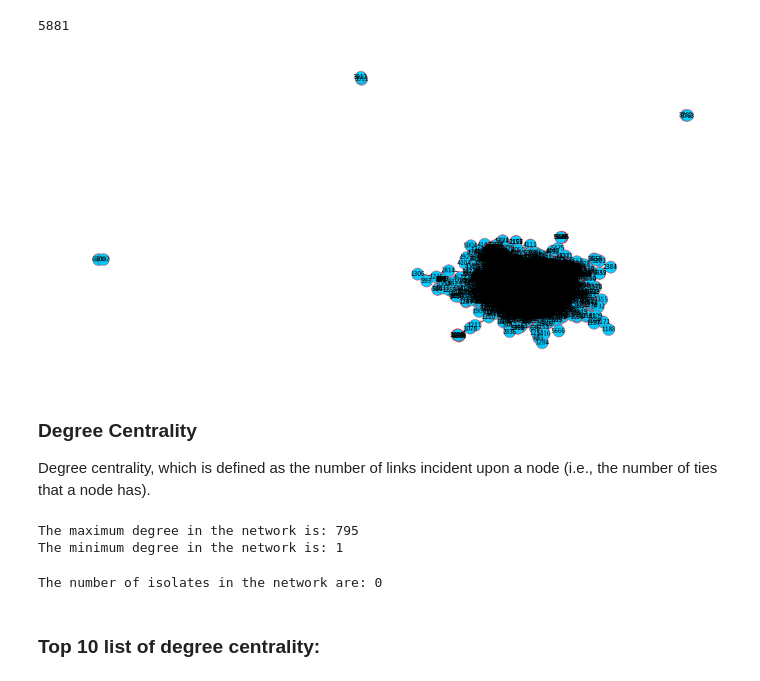
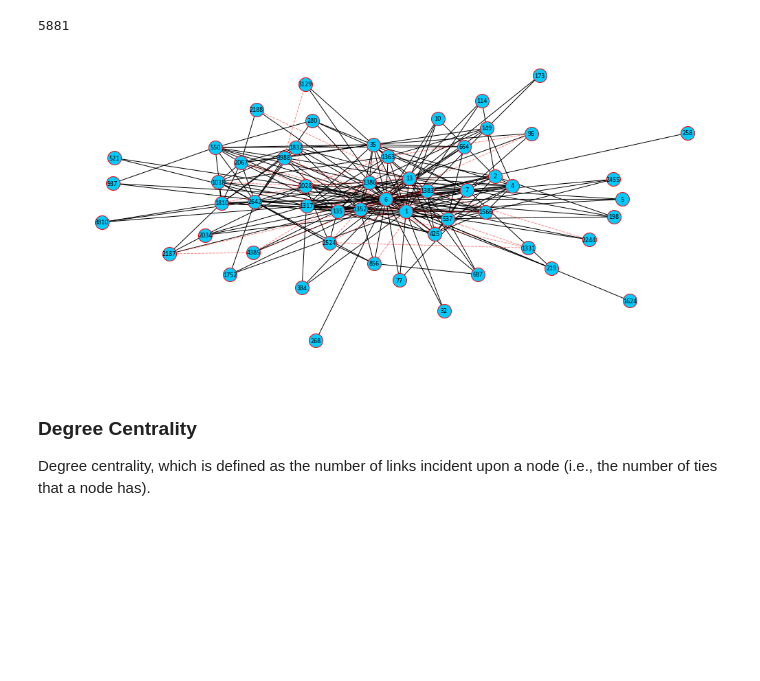
Before and after one commit to asajjad1234/DATA-620, a Jupyter notebook: Project1/Ahmed_Sajjad_DATA620_Project1.ipynb, the cells around one changed output. Drawn from its saved outputs; the diff is of its cells as text; code cells hidden in the pictures; blank space fills up the shorter version.

```diff
--- a/Project1/Ahmed_Sajjad_DATA620_Project1.ipynb
+++ b/Project1/Ahmed_Sajjad_DATA620_Project1.ipynb
@@ -39,10 +41,10 @@ import matplotlib.pyplot as plt
 from tabulate import tabulate
 # %%
 # Reading the data into a pandas data frame
-bitc_df = pd.read_csv('C:\\DOWNLOAD\\00_SAJJAD\\15 - MS_DATA_SCIENCE\\DATA_620\\Week05\\soc-sign-bitcoinotc.csv',
-                      header=None, names=['Source','Target','Weight','Time'])
+bitcoin_df = pd.read_csv('C:\\DOWNLOAD\\00_SAJJAD\\15 - MS_DATA_SCIENCE\\DATA_620\\Week05\\soc-sign-bitcoinotc.csv',
+                      header=None, names=['Source','Target','Rating','Time'])
 
 # Drop the time column because it is not required
-bitc_df = bitc_df.drop(columns = ['Time'])
+bitcoin_df = bitcoin_df.drop(columns = ['Time'])
 # %%
 # Quick look at the data
@@ -78,8 +90,8 @@ bitc_df.describe()
 # %% [markdown]
 ### Analysis:
 # %%
-bitc_net = nx.from_pandas_edgelist(bitc_df, source ='Source', target ='Target', edge_attr = 'Weight')
-bitc_net.number_of_edges()
+bitcoin_network = nx.from_pandas_edgelist(bitcoin_df, source ='Source', target ='Target', edge_attr = 'Rating')
+bitcoin_network.number_of_edges()
 # %% [output]
 21492
 # %%
@@ -87,52 +99,40 @@ bitc_net.number_of_nodes()
 # %% [output]
 5881
 # %%
-epos=[(u,v) for (u,v,d) in bitc_net.edges(data=True) if d['Weight'] >=0]
-eneg=[(u,v) for (u,v,d) in bitc_net.edges(data=True) if d['Weight'] < 0]
-pos=nx.spring_layout(bitc_net)
+# Since drawing the whole network takes a long time, here we'd just create the subgraph for user_6
+user6 = bitcoin_network.subgraph([6, 2,  5,  10,  4,  32,  7,  35,  114,  77,  173,  258,  268,  219,  198,  1,  664,  937,  384,  521,  280,  687,  1386,  537,  1317,  1566,  149,  2034,  2455,  1383,  425,  1810,  2028,  1363,  1018,  1832,  1624,  550,  1331,  2642,  856,  2188,  2187,  1752,3810,3129,2244,135,13, 2067,61318,4385,2524,3988,1352,96])
+epos=[(u,v) for (u,v,d) in user6.edges(data=True) if d['Rating'] >=0]
+eneg=[(u,v) for (u,v,d) in user6.edges(data=True) if d['Rating'] < 0]
+pos=nx.spring_layout(user6)
+#plt.subplot(3,1,1)
+plt.figure(figsize=(17,8))
 
-plt.figure(figsize=(17,8))
-nx.draw_networkx_nodes(bitc_net,
+# nodes
+nx.draw_networkx_nodes(user6,
                        pos,
                        node_color  = '#01CCFF',
                        edgecolors  = '#FF0000',
-                       node_size   = 300,
+                       node_size   = 400,
                        node_shape  = 'o',
                        with_labels = True)
-
 # edges
-nx.draw_networkx_edges(bitc_net, pos, edgelist=epos, width=1)
-nx.draw_networkx_edges(bitc_net,
+nx.draw_networkx_edges(user_6, pos, edgelist=epos, width=1)
+nx.draw_networkx_edges(user_6,
                        pos,
                        edgelist=eneg,
                        width=1,
                        alpha=0.5,
                        edge_color='#FF0000',
                        style='dashed')
 
 # labels
-nx.draw_networkx_labels(bitc_net, pos, font_size=10, font_family='calibri')
+nx.draw_networkx_labels(user_6, pos, font_size=10, font_family='calibri')
 
 plt.axis('off')
 plt.show()
 # %% [output]
-[figure, old version]
+[figure, new version]
 # %% [markdown]
 ### Degree Centrality
 
 Degree centrality, which is defined as the number of links incident upon a node (i.e., the number of ties that a node has).
-# %%
-deg = nx.degree(bitc_net)
-deg_list = list(deg)
-print('The maximum degree in the network is: ' +str(max(deg_list,key=itemgetter(1))[1]))
-print('The minimum degree in the network is: ' +str(min(deg_list,key=itemgetter(1))[1]))
-# %% [output]
-The maximum degree in the network is: 795
-The minimum degree in the network is: 1
-# %%
-iso_list = nx.isolates(bitc_net)
-print('The number of isolates in the network are: '+ str(len(list(iso_list))))
-# %% [output]
-The number of isolates in the network are: 0
-# %% [markdown]
-### Top 10 list of degree centrality:
```
Also changed, not shown: parts of 73 cells of this notebook.
